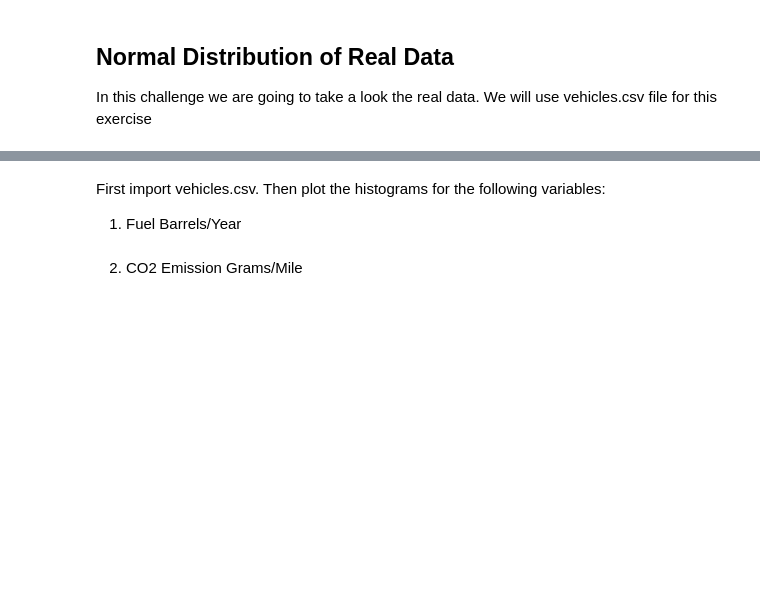
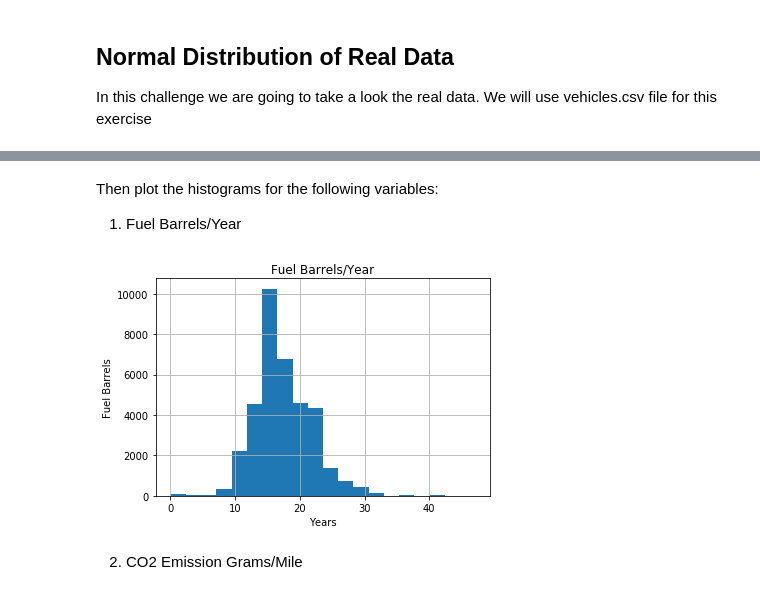
Before and after one commit to ta-datapt-bcn/lab-cont-probability-distribution, a Jupyter notebook: your_code/main.ipynb, the cells around one changed output, grey strips where cells are left out. Saved outputs shown, nothing was run; the diff lists cells and outputs as text; code cells hidden in the pictures; blank space fills up the shorter version.

```diff
--- a/your_code/main.ipynb
+++ b/your_code/main.ipynb
@@ -64,0 +141,2 @@ In this challenge we are going to take a look the real data. We will use vehicle
+# %%
+vehicles = pd.read_csv('vehicles.csv')
@@ -65,5 +152,4 @@ In this challenge we are going to take a look the real data. We will use vehicle
 # %% [markdown]
-First import vehicles.csv.
 Then plot the histograms for the following variables:
 
 1. Fuel Barrels/Year
@@ -72,2 +156,11 @@ Then plot the histograms for the following variables:
+# %%
+# your code here
+plt.title('Fuel Barrels/Year')
+vehicles['Fuel Barrels/Year'].hist(bins = 20)
+plt.xlabel('Years')
+plt.ylabel('Fuel Barrels')
+plt.show()
+# %% [output]
+[figure, added]
 # %% [markdown]
 2. CO2 Emission Grams/Mile
```
Also changed, not shown: parts of 20 cells of this notebook.
